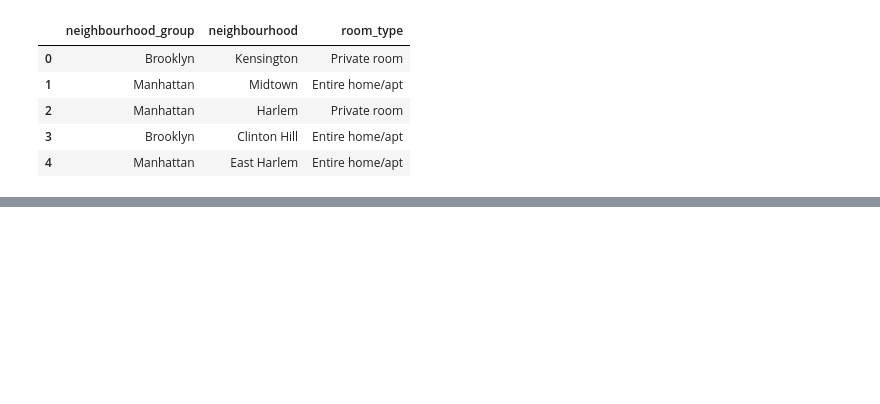
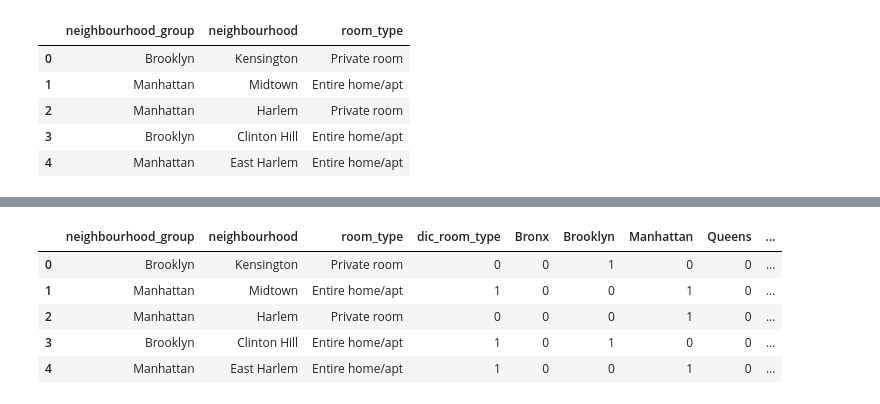
Before and after one commit to martinnv6/Data-Science-Master, a Jupyter notebook: Classification and Data Processing/Proyecto/Proyecto Airbnb.ipynb, the cells around one changed output, grey strips where cells are left out. Saved outputs shown, nothing was run; the diff lists cells and outputs as text; code cells hidden in the pictures; blank space fills up the shorter version.

```diff
--- a/Classification and Data Processing/Proyecto/Proyecto Airbnb.ipynb
+++ b/Classification and Data Processing/Proyecto/Proyecto Airbnb.ipynb
@@ -279,0 +250,8 @@ df_airbnb_cat.head()
+# %%
+dic_room_type = {
+    "Private room":0,
+    "Entire home/apt":1,
+    "Shared room":2
+}
+#Con la funcion map unimos el diccionario a nuestro dataset agregandolo a una nueva columna "dic_room_type"
+df_airbnb_cat['dic_room_type'] = df_airbnb_cat['room_type'].map(dic_room_type)
@@ -279,0 +275,3 @@ df_airbnb_cat.head()
+# %%
+neighbourhood_dummy = pd.get_dummies(df_airbnb_cat["neighbourhood_group"])
+neighbourhood_dummy.head()
@@ -279,0 +285,10 @@ df_airbnb_cat.head()
+# %%
+df_airbnb_cat = pd.concat([df_airbnb_cat, neighbourhood_dummy], axis=1) #Unimos nuestro "neighbourhood_dummy" al "df_airbnb_cat"
+df_airbnb_cat.head()
+# %% [output]
+|  | neighbourhood_group | neighbourhood | room_type | dic_room_type | Bronx | Brooklyn | Manhattan | Queens | ... |
+| 0 | Brooklyn | Kensington | Private room | 0 | 0 | 1 | 0 | 0 | ... |
+| 1 | Manhattan | Midtown | Entire home/apt | 1 | 0 | 0 | 1 | 0 | ... |
+| 2 | Manhattan | Harlem | Private room | 0 | 0 | 0 | 1 | 0 | ... |
+| 3 | Brooklyn | Clinton Hill | Entire home/apt | 1 | 0 | 1 | 0 | 0 | ... |
+| 4 | Manhattan | East Harlem | Entire home/apt | 1 | 0 | 0 | 1 | 0 | ... |
```
Also changed, not shown: parts of 60 cells of this notebook, 8 other files.
